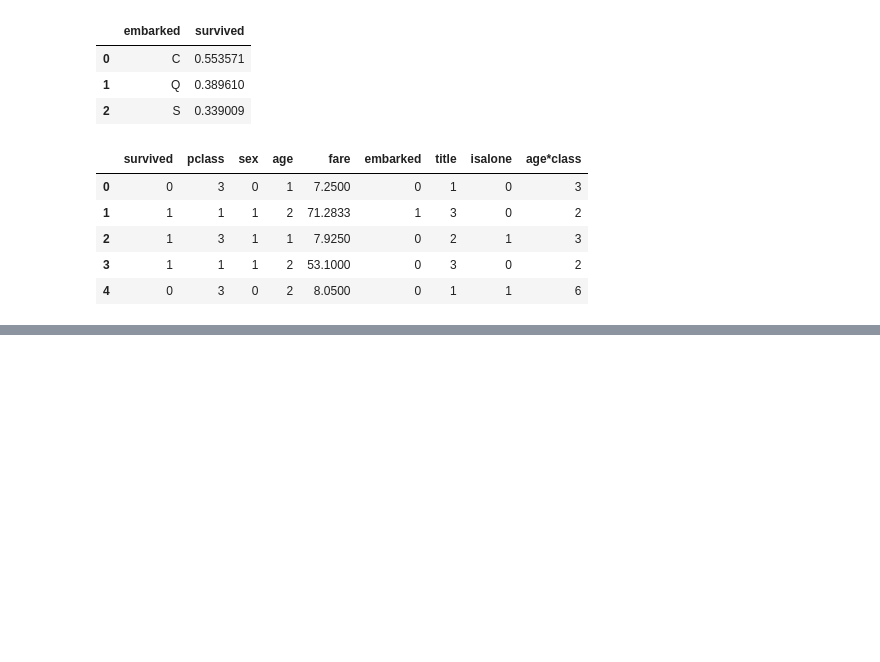
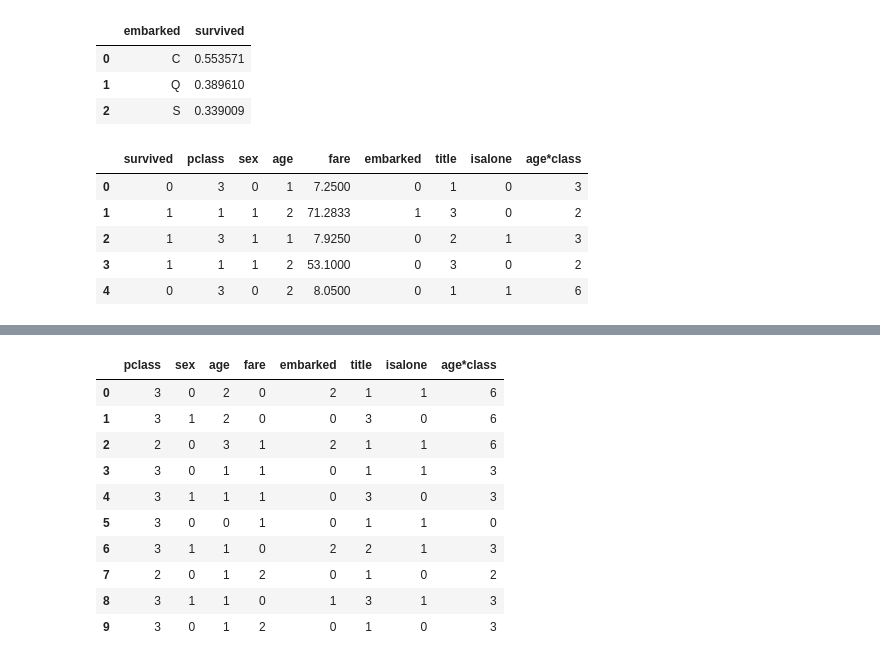
Before and after one commit to lsh950919/Kaggle, a Jupyter notebook: Titanic.ipynb, the cells around one changed output, grey strips where cells are left out. Cells and saved outputs as stored; diff of their text form; code cells hidden in the pictures; blank space fills up the shorter version.

```diff
--- a/Titanic.ipynb
+++ b/Titanic.ipynb
@@ -546,0 +599,14 @@ train_df.head()
+# %%
+test_df.head(10)
+# %% [output]
+|  | pclass | sex | age | fare | embarked | title | isalone | age*class |
+| 0 | 3 | 0 | 2 | 0 | 2 | 1 | 1 | 6 |
+| 1 | 3 | 1 | 2 | 0 | 0 | 3 | 0 | 6 |
+| 2 | 2 | 0 | 3 | 1 | 2 | 1 | 1 | 6 |
+| 3 | 3 | 0 | 1 | 1 | 0 | 1 | 1 | 3 |
+| 4 | 3 | 1 | 1 | 1 | 0 | 3 | 0 | 3 |
+| 5 | 3 | 0 | 0 | 1 | 0 | 1 | 1 | 0 |
+| 6 | 3 | 1 | 1 | 0 | 2 | 2 | 1 | 3 |
+| 7 | 2 | 0 | 1 | 2 | 0 | 1 | 0 | 2 |
+| 8 | 3 | 1 | 1 | 0 | 1 | 3 | 1 | 3 |
+| 9 | 3 | 0 | 1 | 2 | 0 | 1 | 0 | 3 |
```
Also changed, not shown: parts of 31 cells of this notebook.
